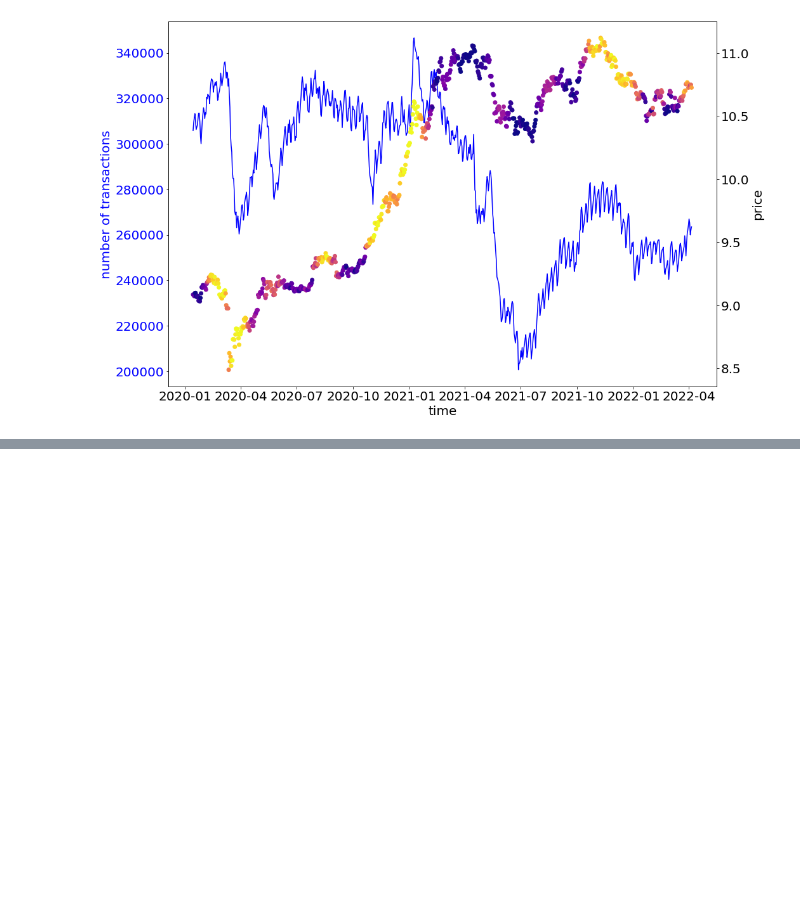
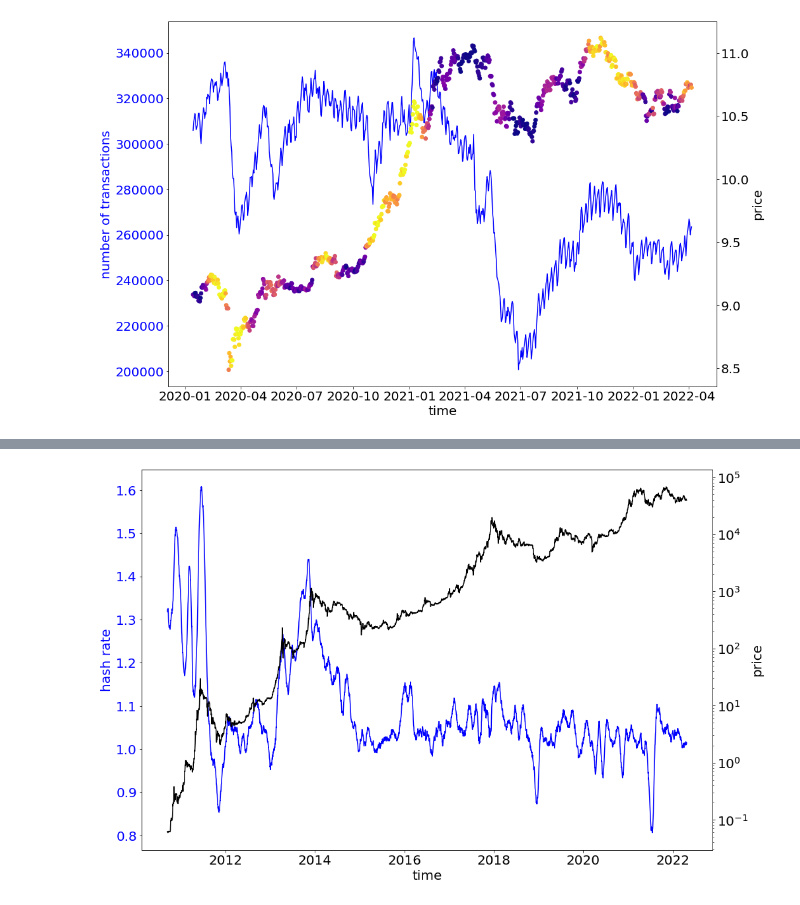
Before and after one commit to MaliMi97/crypto-analysis, a Jupyter notebook: src/on-chain_metrics.ipynb, the cells around one changed output, grey strips where cells are left out. Cells and saved outputs as stored; diff of their text form; code cells hidden in the pictures; blank space fills up the shorter version.

Commit message:
BC - hash_rate_with_momentum_indicator

```diff
--- a/src/on-chain_metrics.ipynb
+++ b/src/on-chain_metrics.ipynb
@@ -98,0 +99,14 @@ pi_cycle_top(df)
+# %%
+def hash_rate(df):
+    step = 60
+    fig, ax1, ax2 = with_price_in_background(df['time'][step-1:],df['price'][step-1:],fontsize=20)
+    ax1.set_ylabel(f'hash rate',color='blue', fontsize=20)
+    ax1.tick_params(axis='y', labelcolor='blue', labelsize=20)
+    hr_60_sma = moving_average(df['hash rate'], step)
+    hr_30_sma = moving_average(df['hash rate'][int(step/2):], int(step/2))
+    ax1.plot(df['time'][step-1:],hr_30_sma/hr_60_sma,color='blue')
+    plt.show()
+df = g.get_hash_rate_and_price()
+hash_rate(df)
+# %% [output]
+[figure, added]
```
Also changed, not shown: parts of 2 cells of this notebook, 2 other files.
